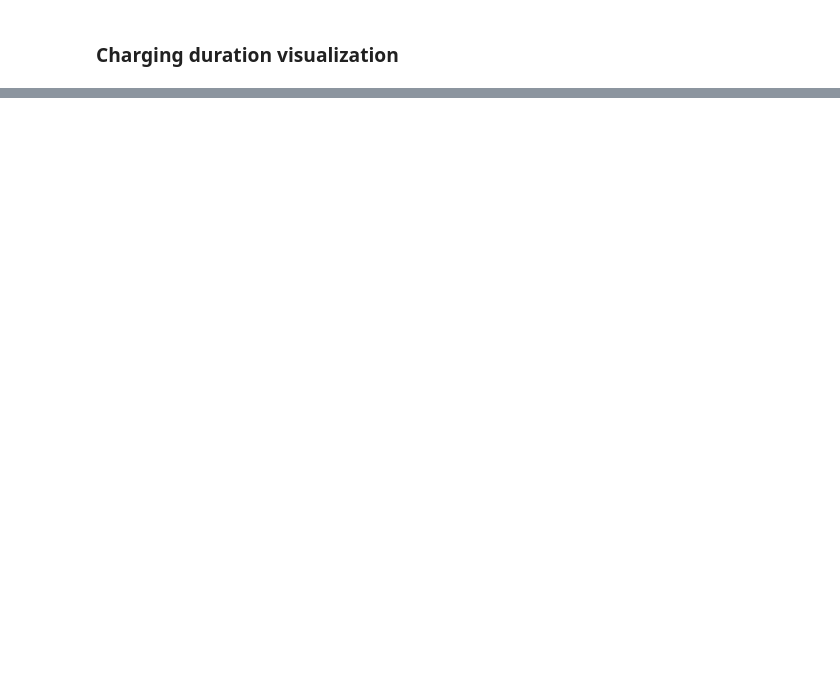
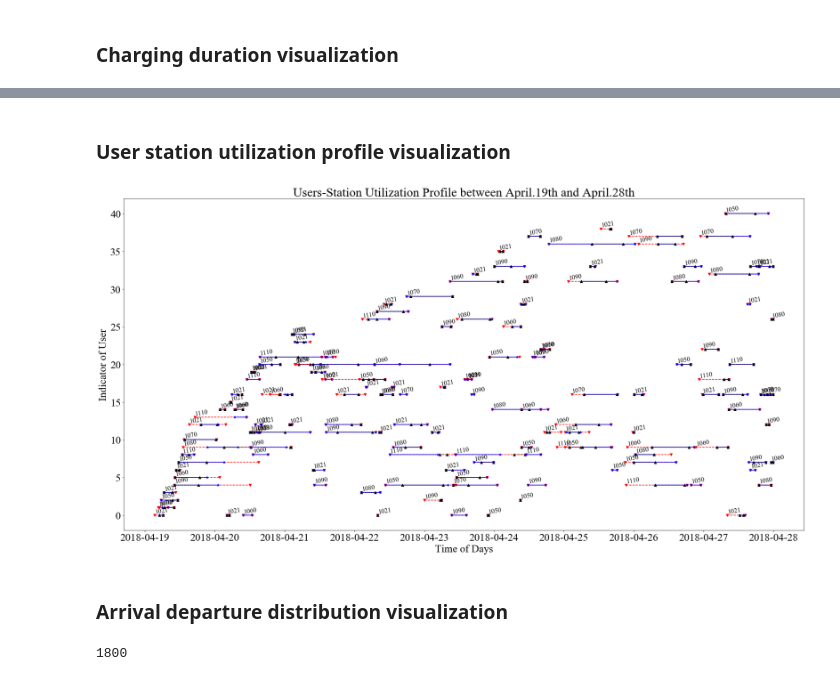
Before and after one commit to JantonZeng/eCAL, a Jupyter notebook: DATA SCRAP/Teld_data_analysis/User_activity_analysis.ipynb, the cells around one changed output, grey strips where cells are left out. Cells and saved outputs as stored; diff of their text form; code cells hidden in the pictures; blank space fills up the shorter version.

```diff
--- a/DATA SCRAP/Teld_data_analysis/User_activity_analysis.ipynb
+++ b/DATA SCRAP/Teld_data_analysis/User_activity_analysis.ipynb
@@ -689,6 +693,9 @@ def check_consecUser(x_user_interestOF):
 # important to find the endtime of user
 
 #{'UserID': [({'statusTime':[...], 'statusInd': : [...]}, piletype/power), (...), ...]} - v1.1
+# do not identify charging time in this run
+
+#{'UserID': [({'statusTime':[...], 'statusInd': : [...]}, pile), (...), ...]} - v1.2
 # do not identify charging time in this run
 
 #initiate the userUsage dictionary
@@ -703,7 +710,8 @@ for interestOFPile in interestOFPile_list:
     y_pile_interestOF = list()
 
     #pile type'0'means AC 7kW, '1'means DC 40kW
-    pileType = interestOFPile[-1]
+    #pileType = interestOFPile[-1] - v1.1
+
     for i in range(len(x_pile)):
 
         if x_pile[i][1] == interestOFPile[:-1]:
@@ -753,6 +761,6 @@ for interestOFPile in interestOFPile_list:
                     statusInd_list.append(y_pile_interestOF[p_idx])
 
             usageDict_temp = {"statusTime": np.array(statusTime_list), "statusInd": np.array(statusInd_list)}
-            userUsage_dict[username].append((usageDict_temp, pileType))
+            userUsage_dict[username].append((usageDict_temp, interestOFPile))
 # %% [markdown]
 # Calculate low resolution of charging activity profiles for users
@@ -1004,0 +978,58 @@ No handlers could be found for logger "matplotlib.legend"
+# %% [markdown]
+### User station utilization profile visualization
+# %%
+plt.figure(figsize=(30,15))
+plt.rc("font", size = 26, family = "Times New Roman")
+for user_idx, user in enumerate(unique_user_list):
+
+    arrEnd_scatter_time = list()
+    arrEnd_scatter_userIndedx = list()
+
+    arrEnd_plot_time = list()
+    arrEnd_plot_userIndedx = list()
+
+    for idx, session in enumerate(userUsage_dict_lowresol[user]):
+        zero_duration = datetime.timedelta(0)
+
+        #session[0] is the arrival time
+        #session[1] is the charging start time
+        #session[2] is the charging duration
+        #session[3] is the plugged in time
+        #session[4] is the plugged in duration
+        #session[5] is the departure time
+        #session[6] is the indicator of AC/DC
+
+        if session[4] == zero_duration:
+            pass
+        else:
+            #arrival and departure
+            plt.plot([session[0], session[5]], [user_idx]*2, "rv--")
+
+            #plugged in
+            if session[3]+session[4] > session[5]:
+                plt.plot([session[3], session[5]], [user_idx]*2, "b*-")
+            else:
+                plt.plot([session[3], session[3]+session[4]], [user_idx]*2, "b*-")
+#             plt.plot([session[0], session[4]], [user_idx]*2, c="b")
+
+            #charging duration
+            if session[2] != zero_duration:
+
+                if session[1]+session[2] > session[5]:
+                    plt.plot([session[1], session[5]], [user_idx]*2, "k^:")
+                else:
+                    plt.plot([session[1], session[1]+session[2]], [user_idx]*2, "k^:")
+
+            plt.annotate(session[-1], (session[0], user_idx), ha="left", va="bottom", rotation=10, size=16)
+
+plt.xlabel("Time of Days")
+plt.ylabel("Indicator of User")
+plt.title("Users-Station Utilization Profile between {2}.{0}th and {2}.{1}th".format(interestOFDate_start.day,
+                                                                           interestOFDate_end.day,
+                                                                           months[interestOFDate_start.month-1]))
+# plt.savefig("Users-Station Utilization Profile.png")
+plt.show()
+# %% [output]
+[figure, added]
+# %% [markdown]
+### Arrival departure distribution visualization
@@ -1004,0 +1059,4 @@ No handlers could be found for logger "matplotlib.legend"
+# %%
+datetime.timedelta(0, 1800).seconds
+# %% [output]
+1800
```
Also changed, not shown: parts of 23 cells of this notebook, 2 other files.
